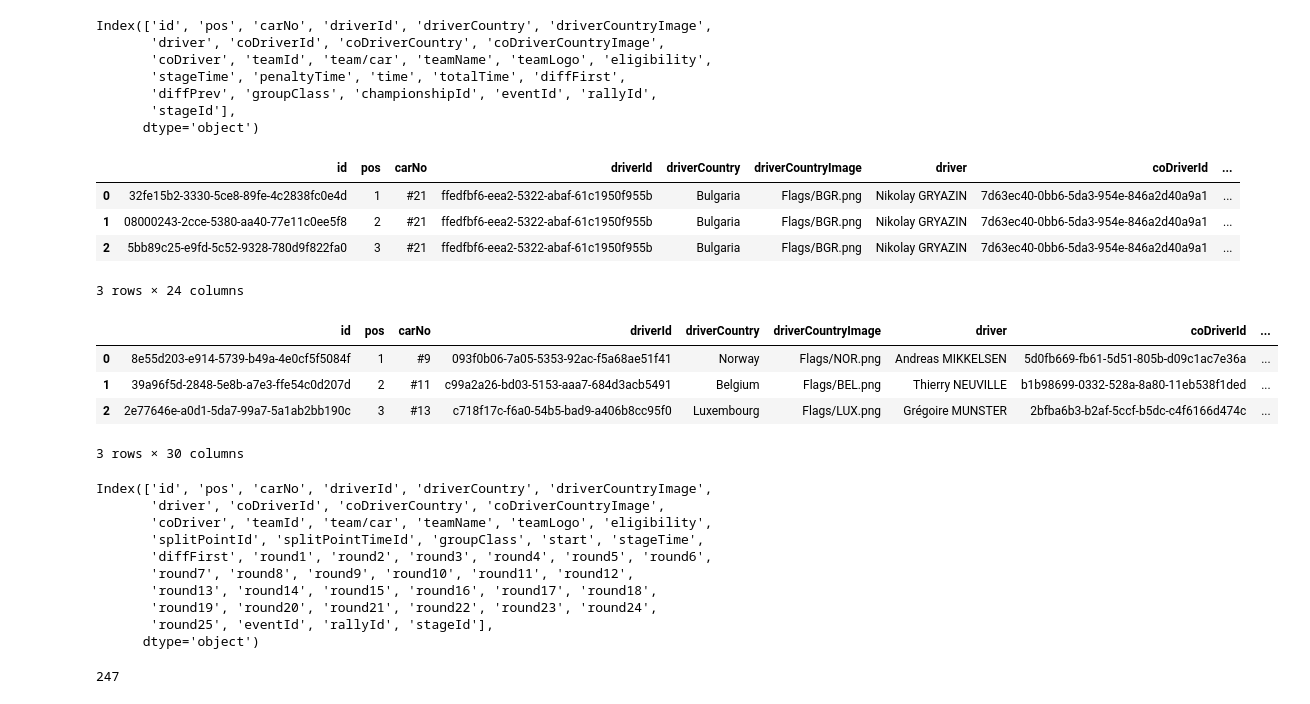
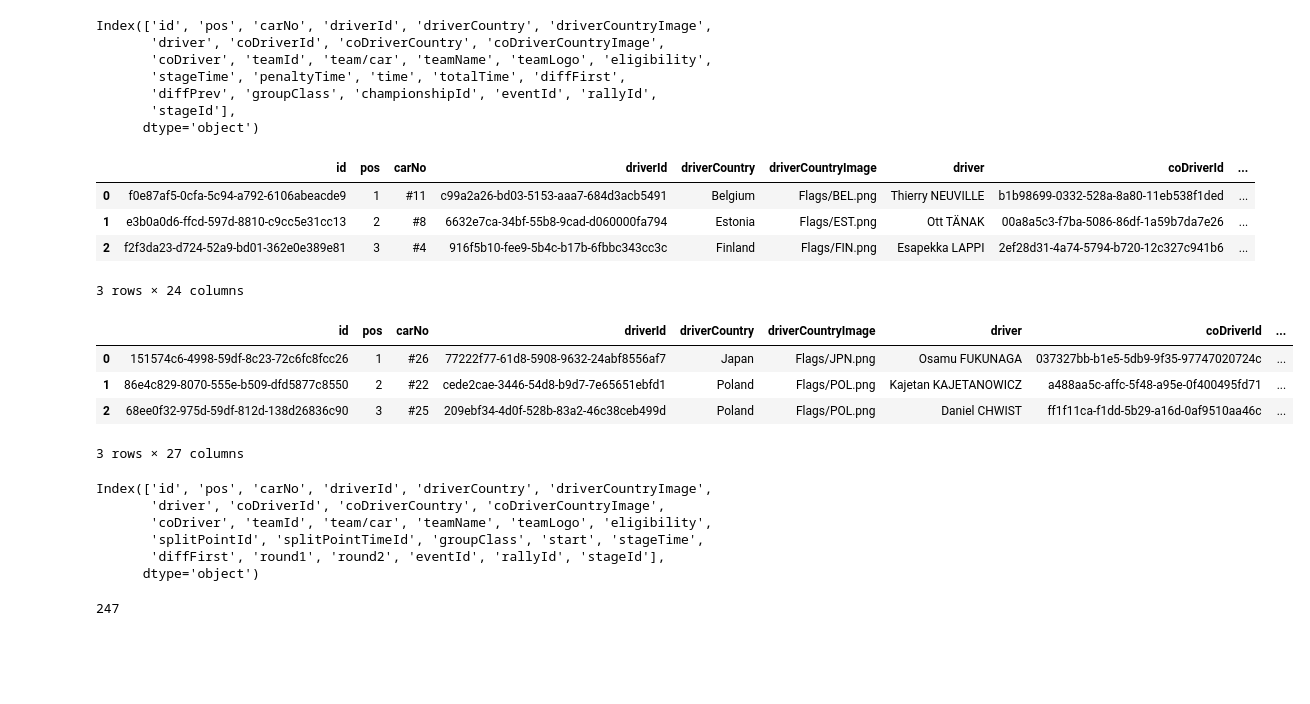
Before and after one commit to RallyDataJunkie/wrc-db-utils, a Jupyter notebook: wrc-livetiming-2024.ipynb, the cells around one changed output. Drawn from its saved outputs; the diff is of its cells as text; code cells hidden in the pictures; blank space fills up the shorter version.

Commit message:
Patches on split time durations

```diff
--- a/wrc-livetiming-2024.ipynb
+++ b/wrc-livetiming-2024.ipynb
@@ -16,7 +16,7 @@ import requests
 import requests_cache
 requests_cache.install_cache("demo_cache2")
 # %%
-CURRENT_YEAR = 2024
+CURRENT_YEAR = 2023
 
 WRC_API_BASE = "https://api.wrc.com/content/{path}"
 # %%
@@ -369,42 +374,42 @@ def getStageTimes(eventId, rallyId, stageId, championship="wrc"):
 getStageTimes(eventId, rallyId, stageId).head(3)
 # %% [output]
 |  | id | pos | carNo | driverId | driverCountry | driverCountryImage | driver | coDriverId | ... |
-| 0 | 32fe15b2-3330-5ce8-89fe-4c2838fc0e4d | 1 | #21 | ffedfbf6-eea2-5322-abaf-61c1950f955b | Bulgaria | Flags/BGR.png | Nikolay GRYAZIN | 7d63ec40-0bb6-5da3-954e-846a2d40a9a1 | ... |
-| 1 | 08000243-2cce-5380-aa40-77e11c0ee5f8 | 2 | #21 | ffedfbf6-eea2-5322-abaf-61c1950f955b | Bulgaria | Flags/BGR.png | Nikolay GRYAZIN | 7d63ec40-0bb6-5da3-954e-846a2d40a9a1 | ... |
-| 2 | 5bb89c25-e9fd-5c52-9328-780d9f822fa0 | 3 | #21 | ffedfbf6-eea2-5322-abaf-61c1950f955b | Bulgaria | Flags/BGR.png | Nikolay GRYAZIN | 7d63ec40-0bb6-5da3-954e-846a2d40a9a1 | ... |
+| 0 | f0e87af5-0cfa-5c94-a792-6106abeacde9 | 1 | #11 | c99a2a26-bd03-5153-aaa7-684d3acb5491 | Belgium | Flags/BEL.png | Thierry NEUVILLE | b1b98699-0332-528a-8a80-11eb538f1ded | ... |
+| 1 | e3b0a0d6-ffcd-597d-8810-c9cc5e31cc13 | 2 | #8 | 6632e7ca-34bf-55b8-9cad-d060000fa794 | Estonia | Flags/EST.png | Ott TÄNAK | 00a8a5c3-f7ba-5086-86df-1a59b7da7e26 | ... |
+| 2 | f2f3da23-d724-52a9-bd01-362e0e389e81 | 3 | #4 | 916f5b10-fee9-5b4c-b17b-6fbbc343cc3c | Finland | Flags/FIN.png | Esapekka LAPPI | 2ef28d31-4a74-5794-b720-12c327c941b6 | ... |
 3 rows × 24 columns
 # %%
 #getStageTimes(365, 369, 4161).head(3)
 # %%
 def getSplitTimes(championshipId, eventId, rallyId, stageId, championship="wrc"):
-    stub = f"result/splitTime?championshipId={championshipId}&eventId={eventId}&rallyId={rallyId}&stageId={stageId}&championship={championship}"
+    if CURRENT_YEAR>2023:
+        stub = f"result/splitTime?championshipId={championshipId}&eventId={eventId}&rallyId={rallyId}&stageId={stageId}&championship={championship}"
+    else:
+        stub = f"result/splitTime?eventId={eventId}&rallyId={rallyId}&stageId={stageId}&championship={championship}"
+
     json_data = _WRC_json(stub)
     if not json_data:
         return pd.DataFrame()
     df_splitTimes = tablify(json_data)
     stage_id_annotations(df_splitTimes, eventId, rallyId, stageId)
     return df_splitTimes
 
 
 getSplitTimes(championshipId, eventId, rallyId, stageId).head(3)
 # %% [output]
 |  | id | pos | carNo | driverId | driverCountry | driverCountryImage | driver | coDriverId | ... |
-| 0 | 8e55d203-e914-5739-b49a-4e0cf5f5084f | 1 | #9 | 093f0b06-7a05-5353-92ac-f5a68ae51f41 | Norway | Flags/NOR.png | Andreas MIKKELSEN | 5d0fb669-fb61-5d51-805b-d09c1ac7e36a | ... |
-| 1 | 39a96f5d-2848-5e8b-a7e3-ffe54c0d207d | 2 | #11 | c99a2a26-bd03-5153-aaa7-684d3acb5491 | Belgium | Flags/BEL.png | Thierry NEUVILLE | b1b98699-0332-528a-8a80-11eb538f1ded | ... |
-| 2 | 2e77646e-a0d1-5da7-99a7-5a1ab2bb190c | 3 | #13 | c718f17c-f6a0-54b5-bad9-a406b8cc95f0 | Luxembourg | Flags/LUX.png | Grégoire MUNSTER | 2bfba6b3-b2af-5ccf-b5dc-c4f6166d474c | ... |
+| 0 | 151574c6-4998-59df-8c23-72c6fc8fcc26 | 1 | #26 | 77222f77-61d8-5908-9632-24abf8556af7 | Japan | Flags/JPN.png | Osamu FUKUNAGA | 037327bb-b1e5-5db9-9f35-97747020724c | ... |
+| 1 | 86e4c829-8070-555e-b509-dfd5877c8550 | 2 | #22 | cede2cae-3446-54d8-b9d7-7e65651ebfd1 | Poland | Flags/POL.png | Kajetan KAJETANOWICZ | a488aa5c-affc-5f48-a95e-0f400495fd71 | ... |
+| 2 | 68ee0f32-975d-59df-812d-138d26836c90 | 3 | #25 | 209ebf34-4d0f-528b-83a2-46c38ceb499d | Poland | Flags/POL.png | Daniel CHWIST | ff1f11ca-f1dd-5b29-a16d-0af9510aa46c | ... |
-3 rows × 30 columns
+3 rows × 27 columns
 # %%
-getSplitTimes(eventId, rallyId, stageId).columns
+getSplitTimes(championshipId, eventId, rallyId, stageId).columns
 # %% [output]
 Index(['id', 'pos', 'carNo', 'driverId', 'driverCountry', 'driverCountryImage',
        'driver', 'coDriverId', 'coDriverCountry', 'coDriverCountryImage',
        'coDriver', 'teamId', 'team/car', 'teamName', 'teamLogo', 'eligibility',
        'splitPointId', 'splitPointTimeId', 'groupClass', 'start', 'stageTime',
-       'diffFirst', 'round1', 'round2', 'round3', 'round4', 'round5', 'round6',
-       'round7', 'round8', 'round9', 'round10', 'round11', 'round12',
-       'round13', 'round14', 'round15', 'round16', 'round17', 'round18',
-       'round19', 'round20', 'round21', 'round22', 'round23', 'round24',
-       'round25', 'eventId', 'rallyId', 'stageId'],
+       'diffFirst', 'round1', 'round2', 'eventId', 'rallyId', 'stageId'],
       dtype='object')
 # %%
 championshipId
```
Also changed, not shown: parts of 22 cells of this notebook, 2 other files.
